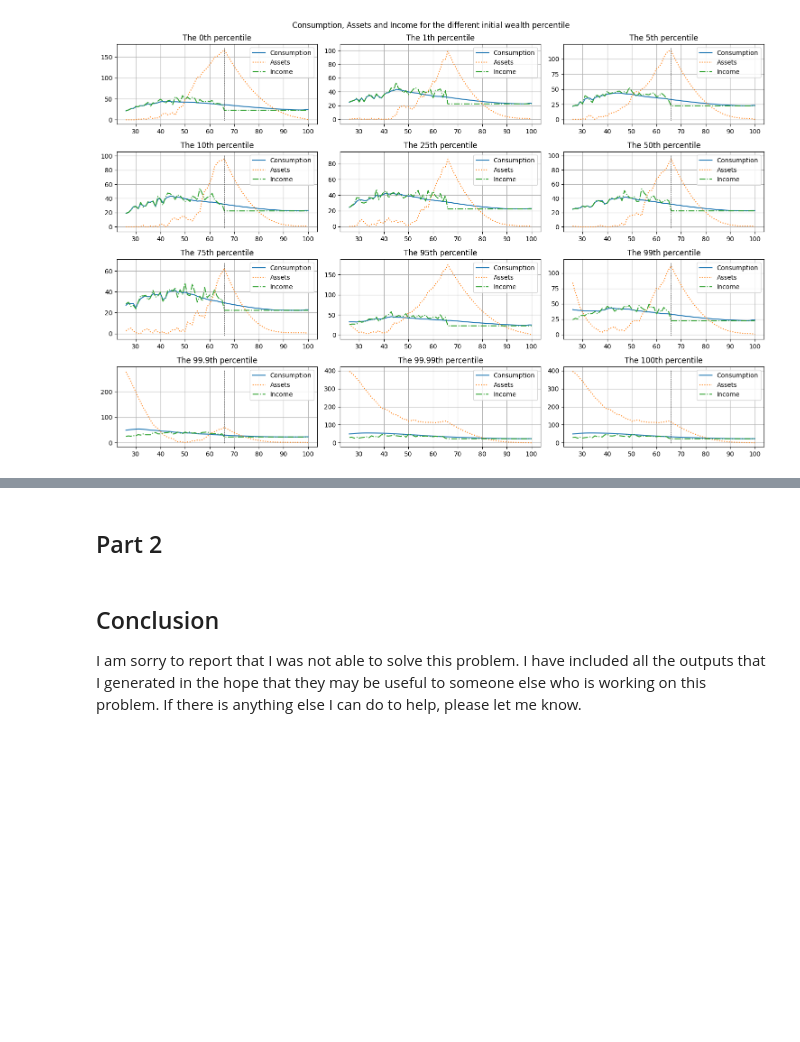
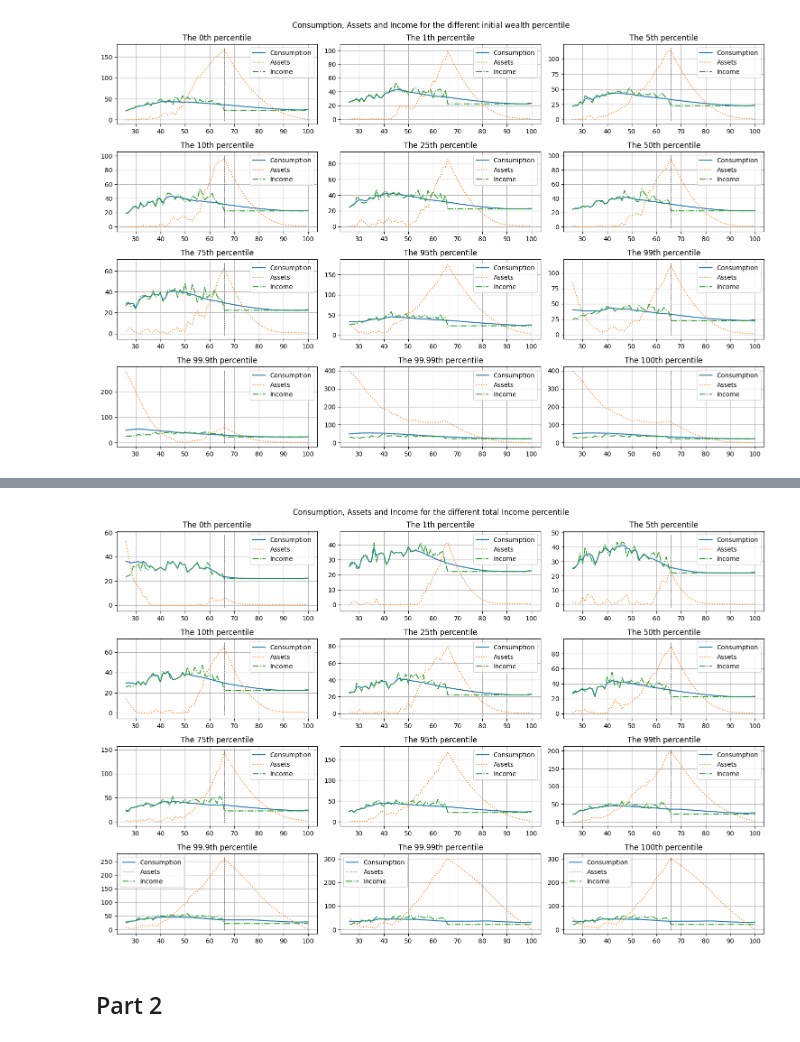
Before and after one commit to mortezaaghajanzadeh/Household-Finance, a Jupyter notebook: Part I - Life cycle consumption savings models/Problem set 1/ProblemSet1.ipynb, the cells around one changed output, grey strips where cells are left out. Saved outputs shown, nothing was run; the diff lists cells and outputs as text; code cells hidden in the pictures; blank space fills up the shorter version.

```diff
--- a/Part I - Life cycle consumption savings models/Problem set 1/ProblemSet1.ipynb
+++ b/Part I - Life cycle consumption savings models/Problem set 1/ProblemSet1.ipynb
@@ -225,5 +244,20 @@ plt.show()
+# %%
+percentiles = [0,1,5,10,25,50,75,95,99,99.9,99.99,100]
+fig, axs = plt.subplots(int(len(percentiles)/3), 3, figsize=(15, 10))
+axs = axs.flatten()
+
+tempt_1 = income_sim.sum(axis=1)
+
+for i, ax in zip(percentiles, axs):
+    tempt = np.abs(tempt_1[:] - np.percentile(tempt_1,i))
+    A_index = np.where(tempt == tempt.min())[0][0]
+    plot_specific_person(A_index,ax=ax)
+    ax.set_title('The {}th percentile'.format(i))
+
+fig.suptitle('Consumption, Assets and Income for the different total Income percentile ')
+plt.tight_layout()
+plt.show()
+# %% [output]
+[figure, added]
 # %% [markdown]
 ## Part 2
-# %% [markdown]
-## Conclusion
-I am sorry to report that I was not able to solve this problem. I have included all the outputs that I generated in the hope that they may be useful to someone else who is working on this problem. If there is anything else I can do to help, please let me know.
```
Also changed, not shown: parts of 8 cells of this notebook, 12 other files.
